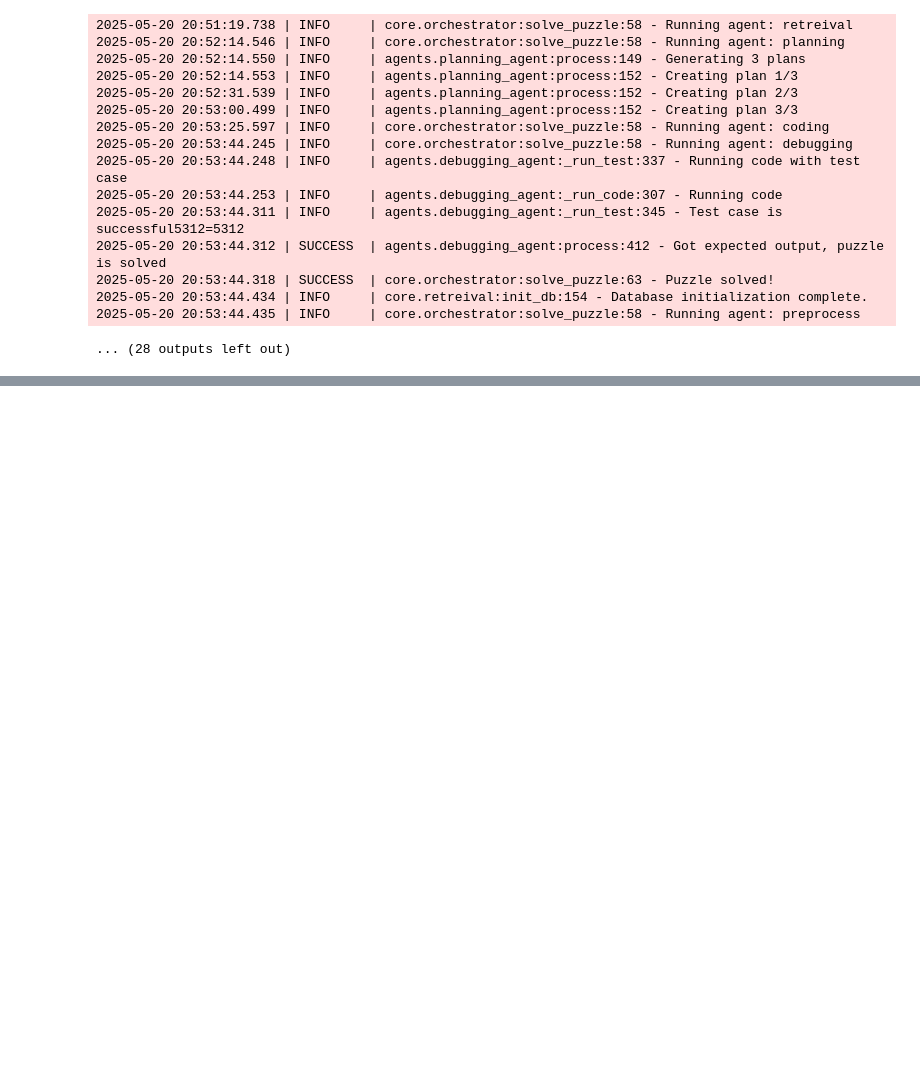
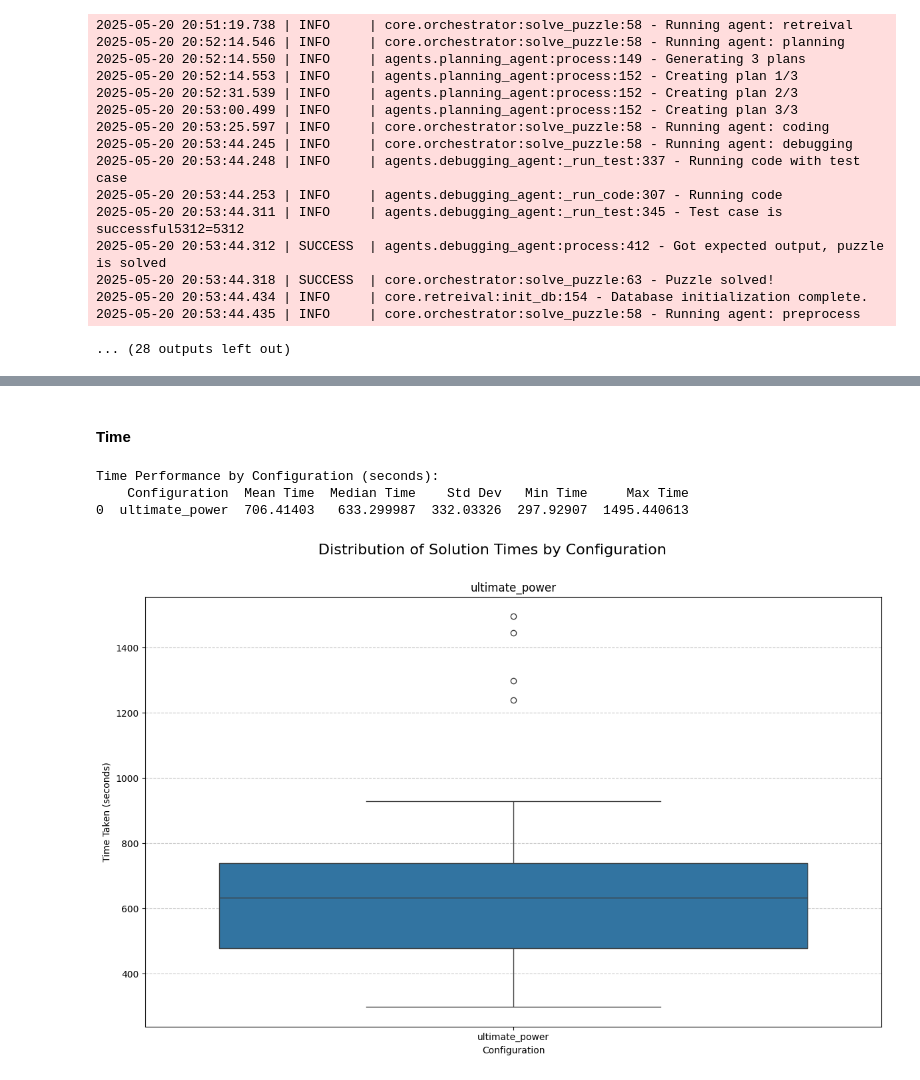
Before and after one commit to twanh/thesis-advent-of-agents, a Jupyter notebook: experiments/model_comparison.ipynb, the cells around one changed output, grey strips where cells are left out. Cells and saved outputs as stored; diff of their text form; code cells hidden in the pictures; blank space fills up the shorter version.

```diff
--- a/experiments/model_comparison.ipynb
+++ b/experiments/model_comparison.ipynb
@@ -280,6 +263,7 @@ def run_and_test_system(
         return {
             'success': False,
             'code': None,
+            'day': day,
             'debug_attempts': None,
             'debug_suggestions': None,
             'n_retreived_puzzles': None,
@@ -452,0 +510,37 @@ Running day 6
+# %% [markdown]
+#### Time
+# %%
+# Time analysis by configuration
+time_by_config = df.groupby('config_name')['time'].agg(['mean', 'median', 'std', 'min', 'max']).reset_index()
+time_by_config.columns = ['Configuration', 'Mean Time', 'Median Time', 'Std Dev', 'Min Time', 'Max Time']
+
+# Display the results
+print("Time Performance by Configuration (seconds):")
+print(time_by_config)
+
+# Create boxplots for each model
+plt.figure(figsize=(12, 8))
+for i, config_name in enumerate(df['config_name'].unique()):
+    plt.subplot(1, len(df['config_name'].unique()), i+1)
+
+    config_data = df[df['config_name'] == config_name]
+    sns.boxplot(x='config_name', y='time', data=config_data)
+    plt.title(f'{config_name}')
+
+    if i == 0:  # Only add y-label to the first subplot
+        plt.ylabel('Time Taken (seconds)')
+    else:
+        plt.ylabel('')
+
+    plt.xlabel('Configuration')
+    plt.grid(axis='y', linestyle='--', alpha=0.7)
+
+plt.suptitle('Distribution of Solution Times by Configuration', fontsize=16)
+plt.tight_layout()
+plt.subplots_adjust(top=0.88)
+plt.show()
+# %% [output]
+Time Performance by Configuration (seconds):
+    Configuration  Mean Time  Median Time    Std Dev   Min Time     Max Time
+0  ultimate_power  706.41403   633.299987  332.03326  297.92907  1495.440613
+[figure, added]
```
Also changed, not shown: parts of 18 cells of this notebook, 2 other files.
